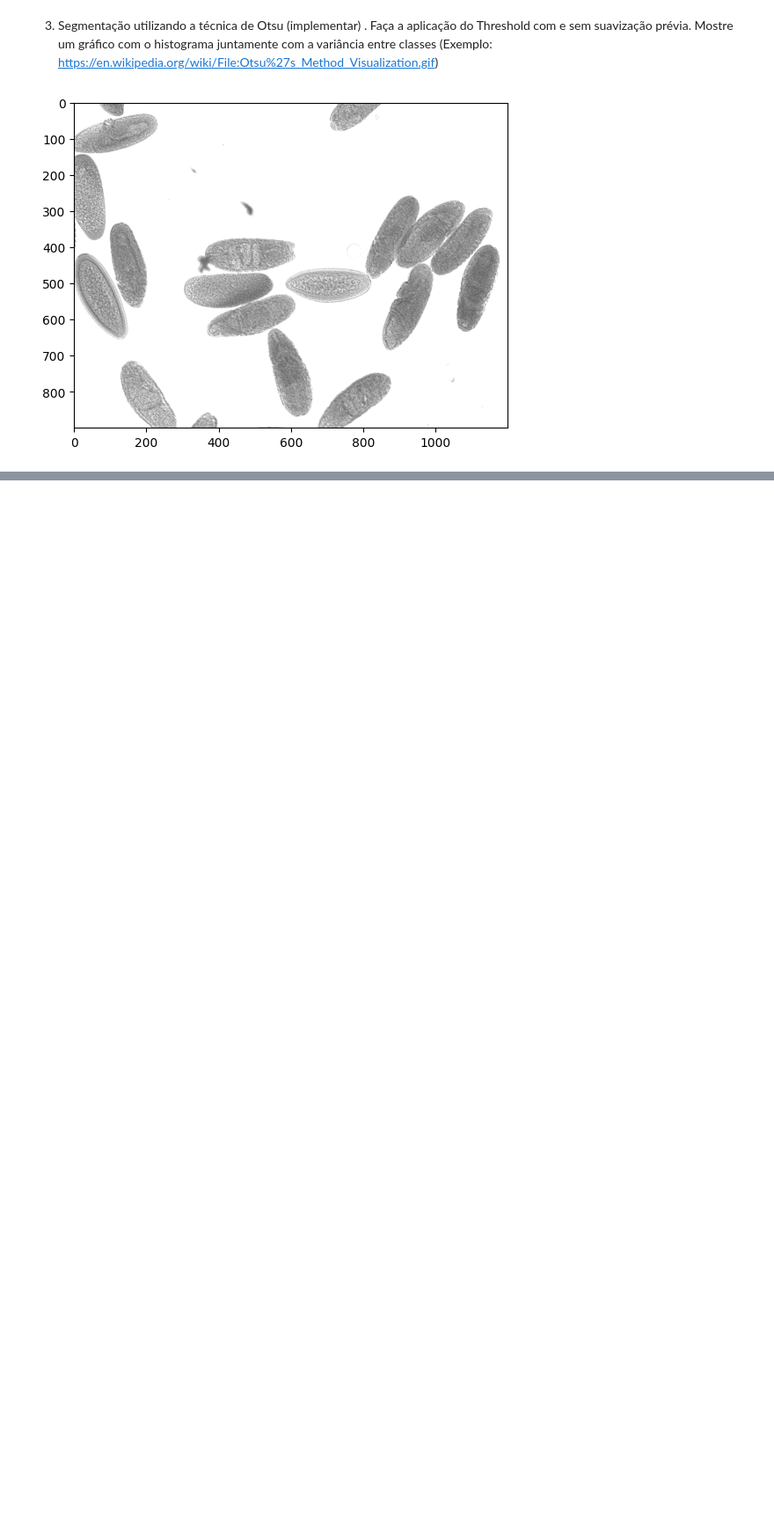
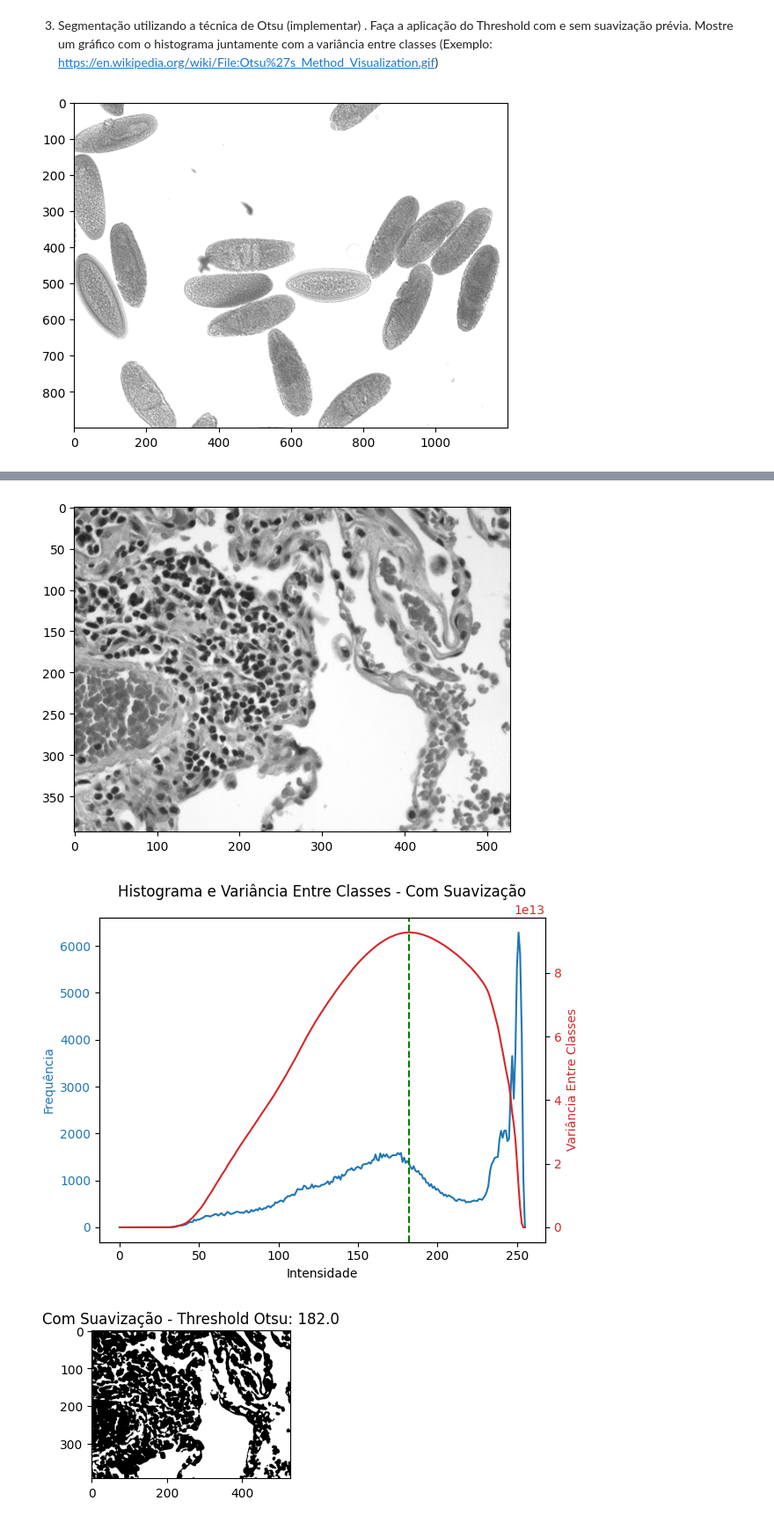
Before and after one commit to anaalicecordeiro/gbc216_t1_G04, a Jupyter notebook: Lab06 - Thresholding/lab06.ipynb, the cells around one changed output, grey strips where cells are left out. Shown at 88% size. Cells and saved outputs as stored; diff of their text form; code cells hidden in the pictures; blank space fills up the shorter version.

```diff
--- a/Lab06 - Thresholding/lab06.ipynb
+++ b/Lab06 - Thresholding/lab06.ipynb
@@ -104,0 +206,21 @@ plt.imshow(img1, cmap='gray', vmin=0, vmax=255);
+# %%
+img1 = cv2.imread("HE.jpg", cv2.IMREAD_GRAYSCALE)
+
+plt.imshow(img1, cmap='gray', vmin=0, vmax=255)
+
+# Aplicando suavização com filtro gaussiano
+blurred_image = cv2.GaussianBlur(img1, (5, 5), 0)
+
+# Segmentação com suavização
+otsu_thresh_blur, image_otsu_blur = cv2.threshold(blurred_image, 0, 255, cv2.THRESH_BINARY + cv2.THRESH_OTSU)
+plot_histograma_variancia(blurred_image, 'Com Suavização')
+
+
+plt.subplot(1, 2, 2)
+plt.imshow(image_otsu_blur, cmap='gray')
+plt.title(f'Com Suavização - Threshold Otsu: {otsu_thresh_blur}')
+plt.show()
+# %% [output]
+[figure, added]
+[figure, added]
+[figure, added]
```
Also changed, not shown: parts of 12 cells of this notebook.
